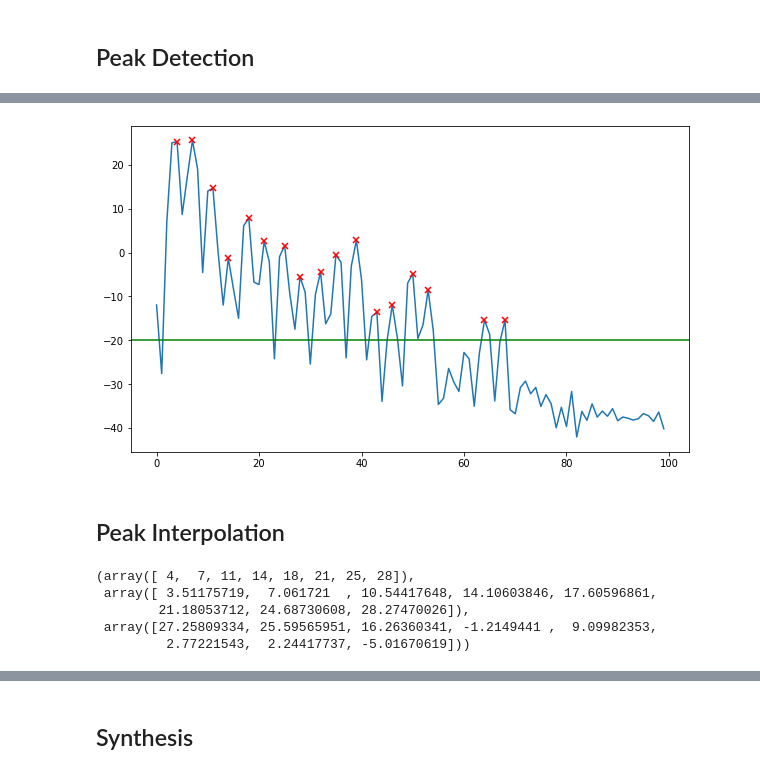
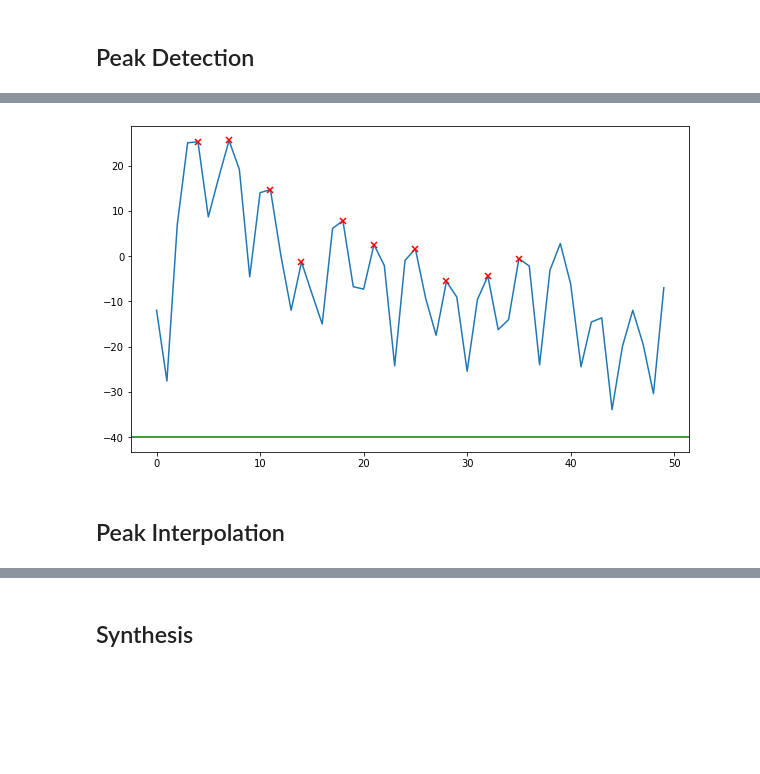
Before and after one commit to jhartquist/rtma, a Jupyter notebook: nbs/04_sine_model.ipynb, the cells around one changed output, grey strips where cells are left out. Saved outputs shown, nothing was run; the diff lists cells and outputs as text; code cells hidden in the pictures; blank space fills up the shorter version.

```diff
--- a/nbs/04_sine_model.ipynb
+++ b/nbs/04_sine_model.ipynb
@@ -47,0 +44,4 @@ plot(mx[200, :100])
+# %%
+frame_i = 200
+mags = mx[frame_i]
+plot(mags[:150])
@@ -73,10 +85,9 @@ def plot_peaks(x, peak_i, t=None):
 # %%
-x = mx[200,:100]
-t = -20
-peak_i = detect_peaks(x, t)
-plot_peaks(x, peak_i, t)
+t = -40
+peak_i = detect_peaks(mags, t)[:10]
+plot_peaks(mags[:50], peak_i, t)
 # %% [output]
-[figure, old version]
+[figure, new version]
 # %% [markdown]
 ## Peak Interpolation
 # %%
@@ -89,14 +100,2 @@ def interpolate_peaks(x, peak_i):
-# %%
-x = mx[200,:30]
-t = -25
-peak_i = detect_peaks(x, t)
-ipeak_i, ipeak_v = interpolate_peaks(x, peak_i)
-peak_i, ipeak_i, ipeak_v
-# %% [output]
-(array([ 4,  7, 11, 14, 18, 21, 25, 28]),
- array([ 3.51175719,  7.061721  , 10.54417648, 14.10603846, 17.60596861,
-        21.18053712, 24.68730608, 28.27470026]),
- array([27.25809334, 25.59565951, 16.26360341, -1.2149441 ,  9.09982353,
-         2.77221543,  2.24417737, -5.01670619]))
 # %%
 #export
```
Also changed, not shown: parts of 48 cells of this notebook.
